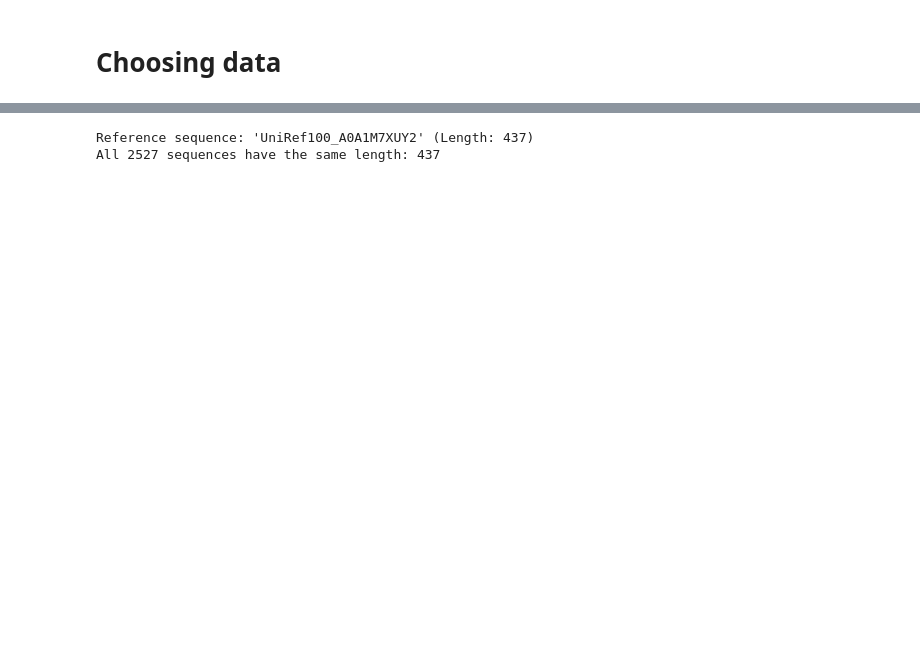
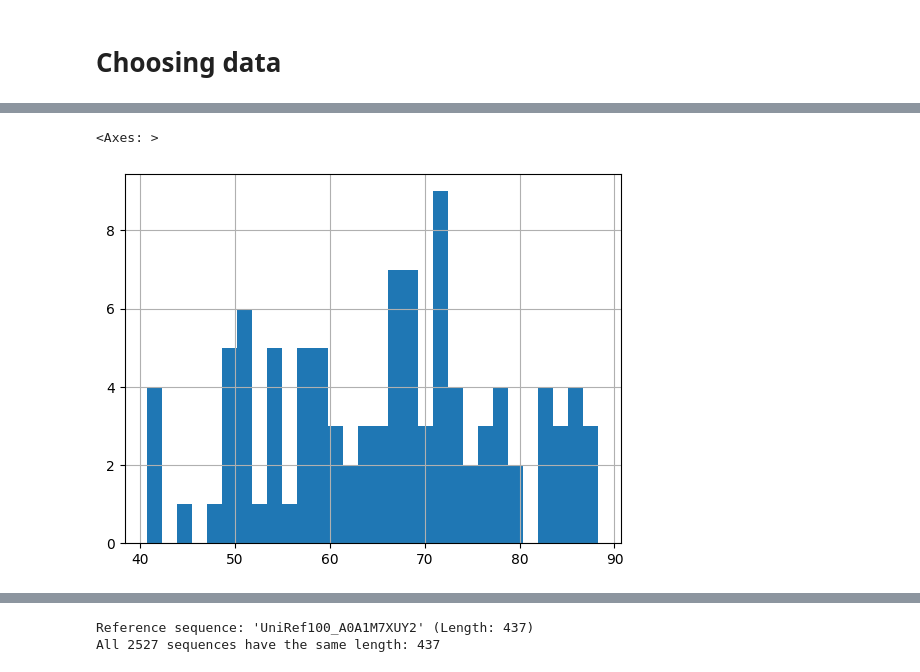
Before and after one commit to pimenol/ProteinTTT, a Jupyter notebook: notebooks/ProteinTTT_MSA.ipynb, the cells around one changed output, grey strips where cells are left out. Drawn from its saved outputs; the diff is of its cells as text; code cells hidden in the pictures; blank space fills up the shorter version.

```diff
--- a/notebooks/ProteinTTT_MSA.ipynb
+++ b/notebooks/ProteinTTT_MSA.ipynb
@@ -59,0 +72,5 @@ Name: pLDDT_0.0004_4, dtype: float64
+# %%
+df_r.pLDDT_after.hist(bins=30)
+# %% [output]
+<Axes: >
+[figure, added]
```
Also changed, not shown: parts of 26 cells of this notebook.
